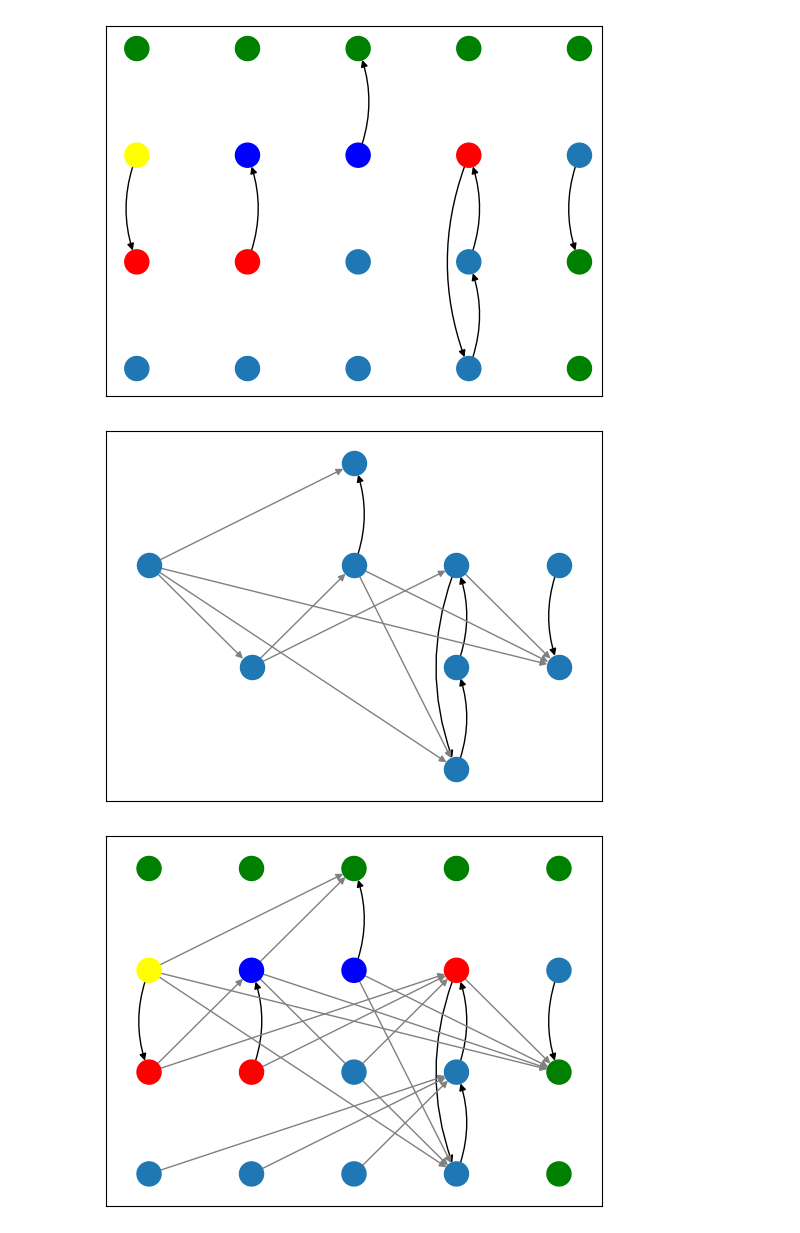
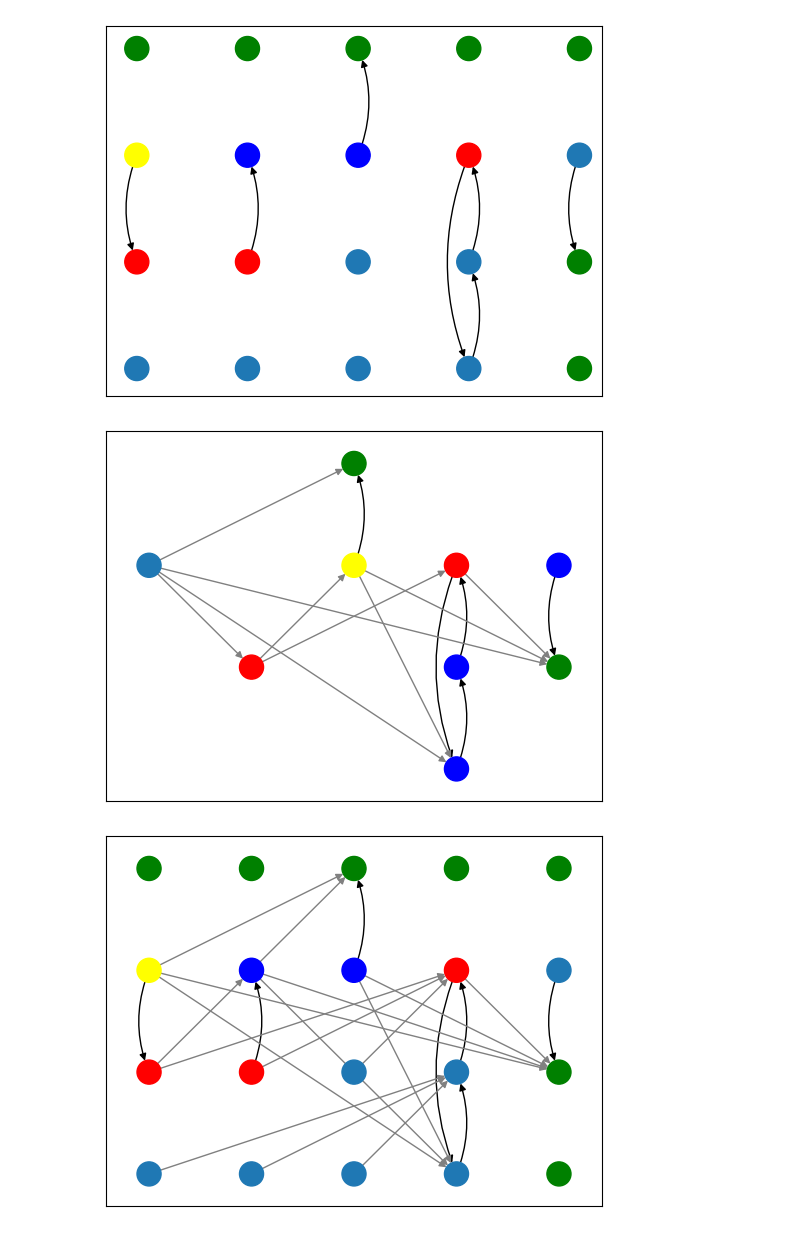
Before and after one commit to Feelx234/temp-nestmodel, a Jupyter notebook: VisualizationDemo.ipynb, the cells around one changed output. Saved outputs shown, nothing was run; the diff lists cells and outputs as text; code cells hidden in the pictures.

```diff
--- a/VisualizationDemo.ipynb
+++ b/VisualizationDemo.ipynb
@@ -21,9 +21,9 @@ draw_networkx_temp(G2, colors = 1)
 # %% [output]
 [figure]
 # %%
-draw_networkx_causal(G.get_sparse_causal_completion())
+draw_networkx_causal(G.get_sparse_causal_completion(), colors=1)
 # %% [output]
-[figure, old version]
+[figure, new version]
 # %%
 from tnestmodel.visualization import to_color
 import networkx as nx
```
Also changed, not shown: 2 other files.
